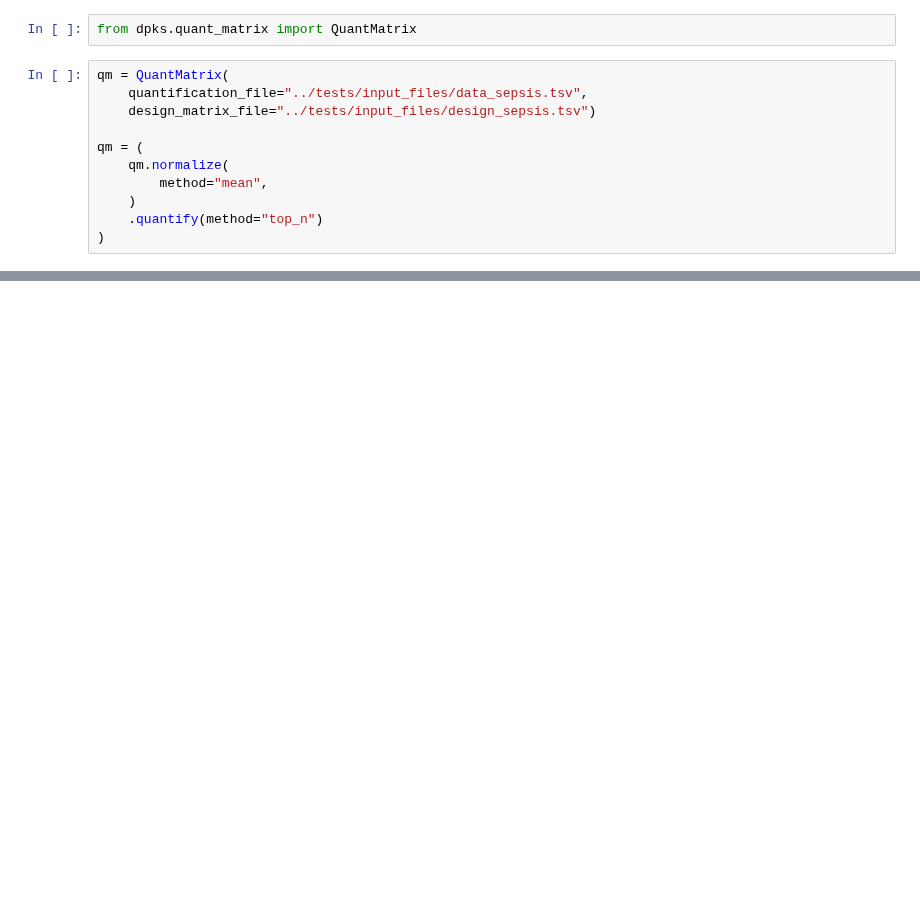
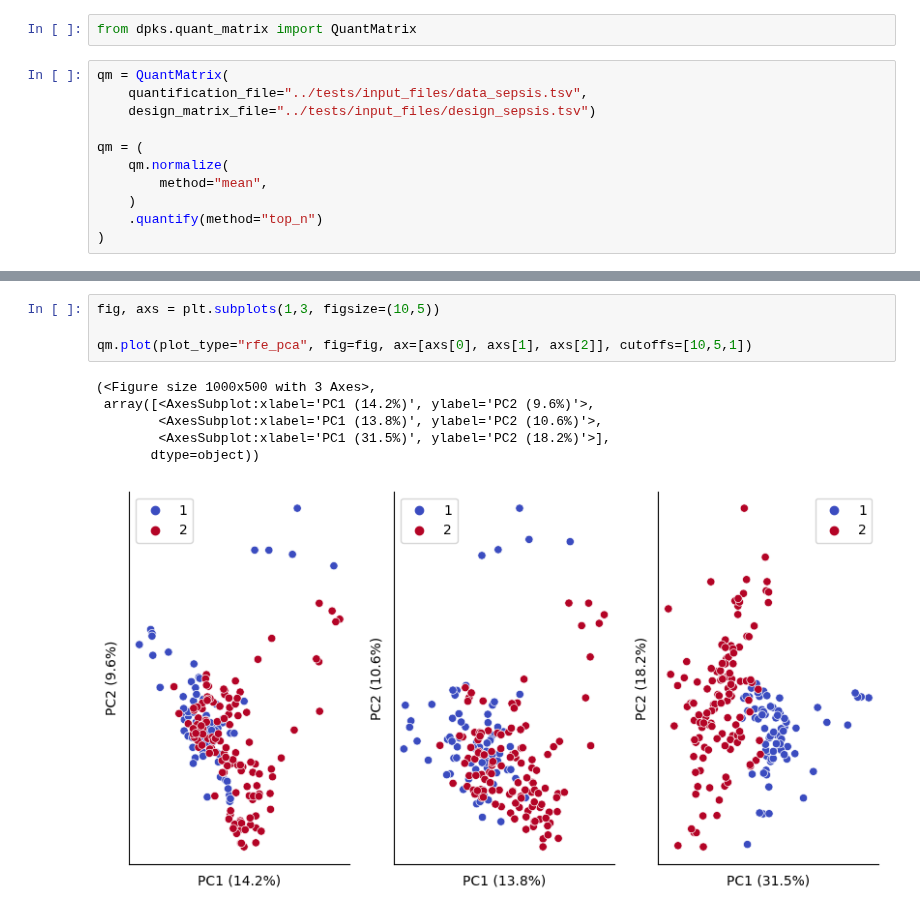
Before and after one commit to InfectionMedicineProteomics/DPKS, a Jupyter notebook: notebooks/plot.ipynb, the cells around one changed output, grey strips where cells are left out. Cells and saved outputs as stored; diff of their text form; blank space fills up the shorter version.

```diff
--- a/notebooks/plot.ipynb
+++ b/notebooks/plot.ipynb
@@ -28,0 +49,11 @@ plt.show()
+# %%
+fig, axs = plt.subplots(1,3, figsize=(10,5))
+
+qm.plot(plot_type="rfe_pca", fig=fig, ax=[axs[0], axs[1], axs[2]], cutoffs=[10,5,1])
+# %% [output]
+(<Figure size 1000x500 with 3 Axes>,
+ array([<AxesSubplot:xlabel='PC1 (14.2%)', ylabel='PC2 (9.6%)'>,
+        <AxesSubplot:xlabel='PC1 (13.8%)', ylabel='PC2 (10.6%)'>,
+        <AxesSubplot:xlabel='PC1 (31.5%)', ylabel='PC2 (18.2%)'>],
+       dtype=object))
+[figure, added]
```
Also changed, not shown: parts of 3 cells of this notebook, 2 other files.
